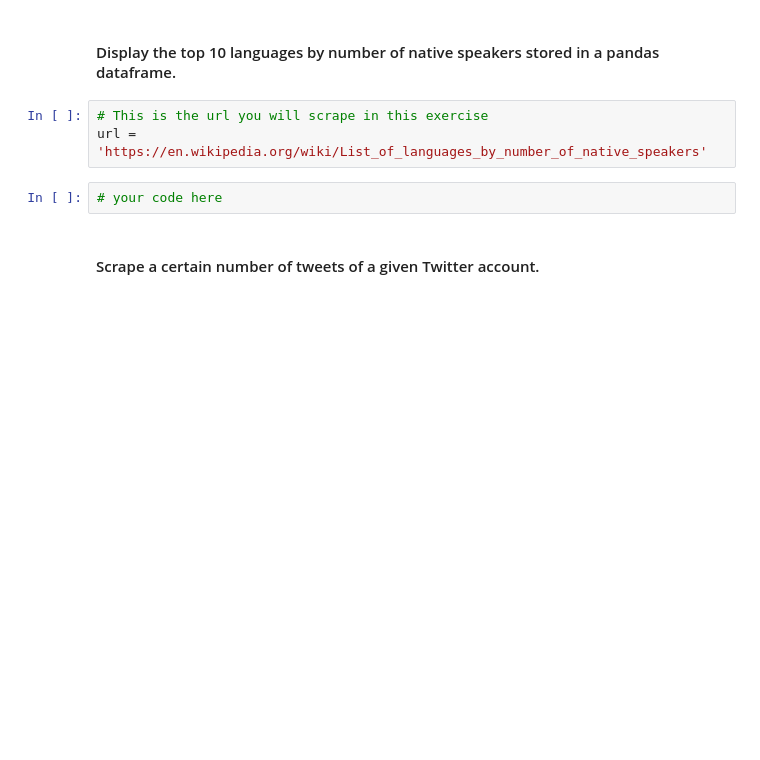
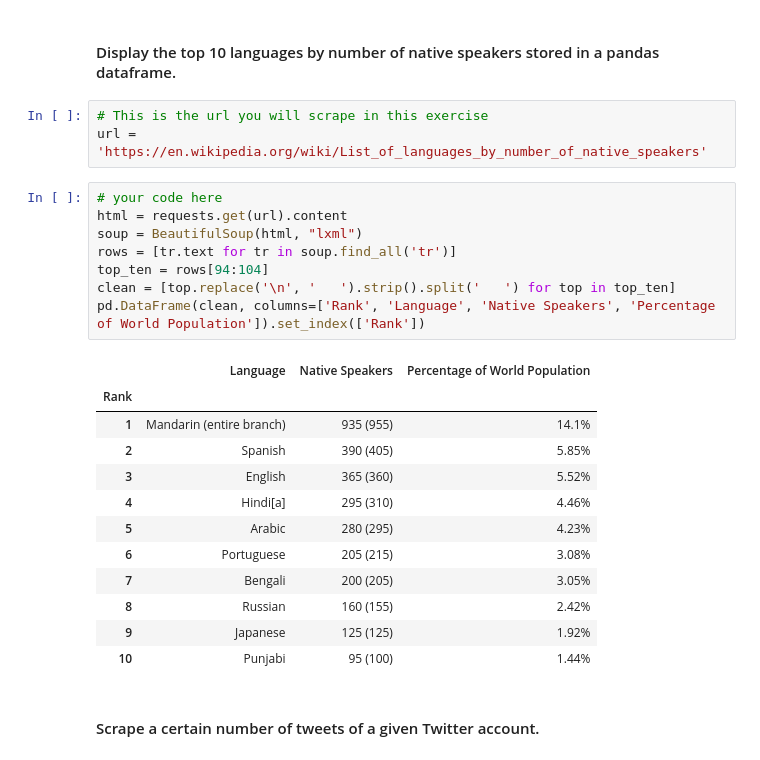
Before and after one commit to ta-data-lis/lab-web-scraping, a Jupyter notebook: your-code/main.ipynb, the cells around one changed output. Drawn from its saved outputs; the diff is of its cells as text; blank space fills up the shorter version.

```diff
--- a/your-code/main.ipynb
+++ b/your-code/main.ipynb
@@ -148,8 +291,27 @@ url = 'https://data.gov.uk/'
 # %%
 # This is the url you will scrape in this exercise
 url = 'https://en.wikipedia.org/wiki/List_of_languages_by_number_of_native_speakers'
-# %%
-# your code here
+# %%
+# your code here
+html = requests.get(url).content
+soup = BeautifulSoup(html, "lxml")
+rows = [tr.text for tr in soup.find_all('tr')]
+top_ten = rows[94:104]
+clean = [top.replace('\n', '   ').strip().split('   ') for top in top_ten]
+pd.DataFrame(clean, columns=['Rank', 'Language', 'Native Speakers', 'Percentage of World Population']).set_index(['Rank'])
+# %% [output]
+|  | Language | Native Speakers | Percentage of World Population |
+| Rank |  |  |  |
+| 1 | Mandarin (entire branch) | 935 (955) | 14.1% |
+| 2 | Spanish | 390 (405) | 5.85% |
+| 3 | English | 365 (360) | 5.52% |
+| 4 | Hindi[a] | 295 (310) | 4.46% |
+| 5 | Arabic | 280 (295) | 4.23% |
+| 6 | Portuguese | 205 (215) | 3.08% |
+| 7 | Bengali | 200 (205) | 3.05% |
+| 8 | Russian | 160 (155) | 2.42% |
+| 9 | Japanese | 125 (125) | 1.92% |
+| 10 | Punjabi | 95 (100) | 1.44% |
 # %% [markdown]
 #### Scrape a certain number of tweets of a given Twitter account.
 # %%
```
Also changed, not shown: parts of 27 cells of this notebook.
